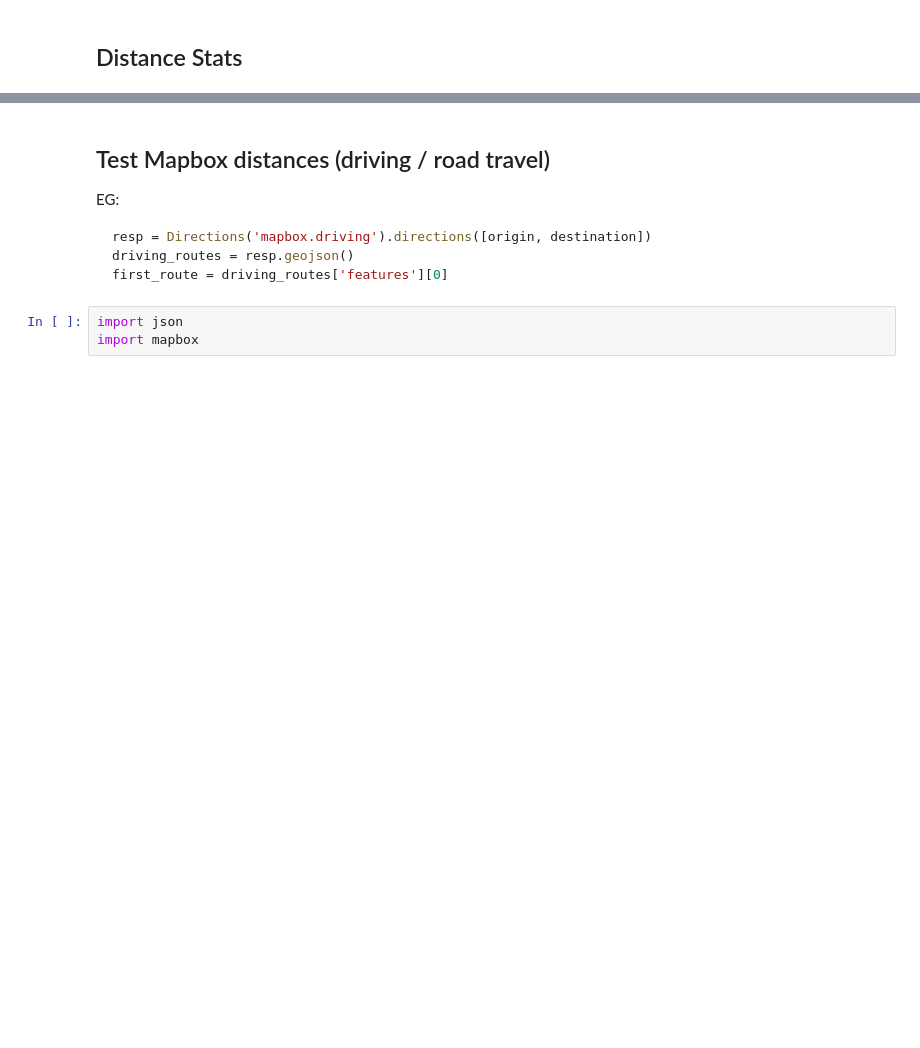
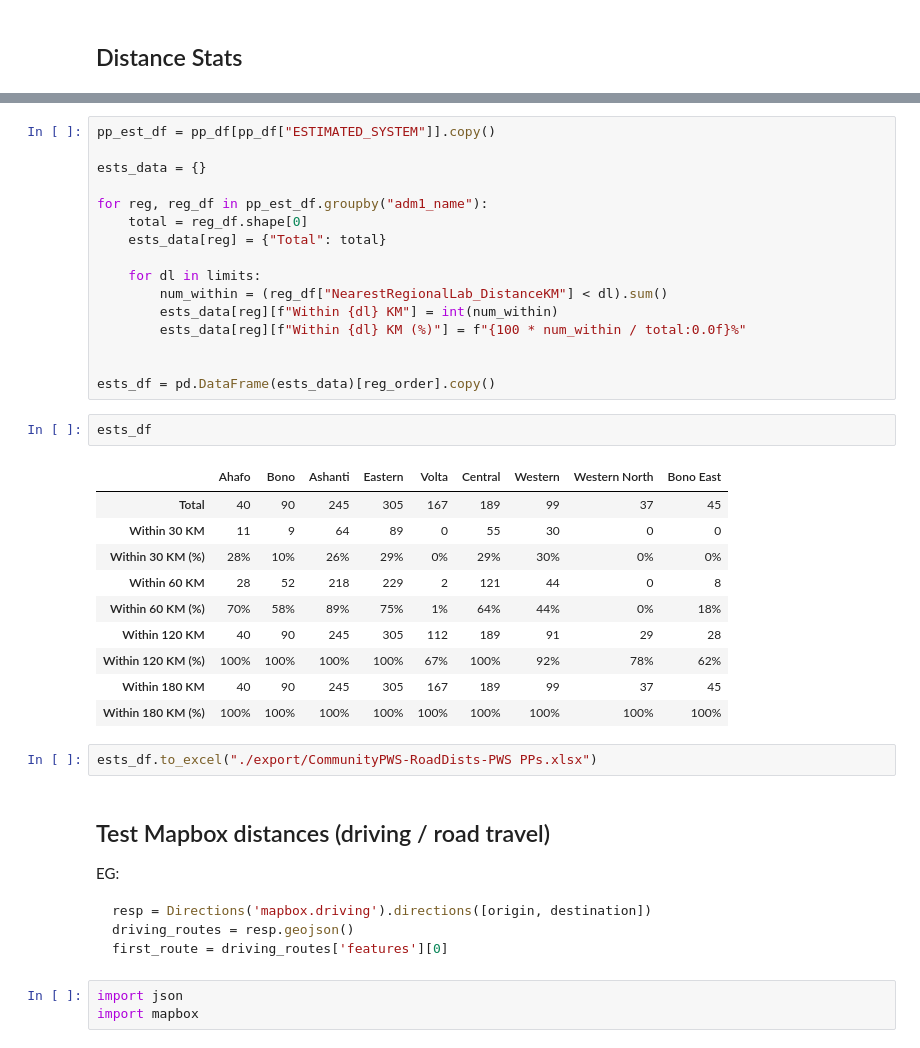
Before and after one commit to duncan-aquaya/py-sandbox, a Jupyter notebook: assurance-fund/Community-Lab-Distances.ipynb, the cells around one changed output, grey strips where cells are left out. Saved outputs shown, nothing was run; the diff lists cells and outputs as text; blank space fills up the shorter version.

```diff
--- a/assurance-fund/Community-Lab-Distances.ipynb
+++ b/assurance-fund/Community-Lab-Distances.ipynb
@@ -207,3 +167,34 @@ pp_df.shape
+# %%
+pp_est_df = pp_df[pp_df["ESTIMATED_SYSTEM"]].copy()
+
+ests_data = {}
+
+for reg, reg_df in pp_est_df.groupby("adm1_name"):
+    total = reg_df.shape[0]
+    ests_data[reg] = {"Total": total}
+
+    for dl in limits:
+        num_within = (reg_df["NearestRegionalLab_DistanceKM"] < dl).sum()
+        ests_data[reg][f"Within {dl} KM"] = int(num_within)
+        ests_data[reg][f"Within {dl} KM (%)"] = f"{100 * num_within / total:0.0f}%"
+
+
+ests_df = pd.DataFrame(ests_data)[reg_order].copy()
+# %%
+ests_df
+# %% [output]
+|  | Ahafo | Bono | Ashanti | Eastern | Volta | Central | Western | Western North | Bono East |
+| Total | 40 | 90 | 245 | 305 | 167 | 189 | 99 | 37 | 45 |
+| Within 30 KM | 11 | 9 | 64 | 89 | 0 | 55 | 30 | 0 | 0 |
+| Within 30 KM (%) | 28% | 10% | 26% | 29% | 0% | 29% | 30% | 0% | 0% |
+| Within 60 KM | 28 | 52 | 218 | 229 | 2 | 121 | 44 | 0 | 8 |
+| Within 60 KM (%) | 70% | 58% | 89% | 75% | 1% | 64% | 44% | 0% | 18% |
+| Within 120 KM | 40 | 90 | 245 | 305 | 112 | 189 | 91 | 29 | 28 |
+| Within 120 KM (%) | 100% | 100% | 100% | 100% | 67% | 100% | 92% | 78% | 62% |
+| Within 180 KM | 40 | 90 | 245 | 305 | 167 | 189 | 99 | 37 | 45 |
+| Within 180 KM (%) | 100% | 100% | 100% | 100% | 100% | 100% | 100% | 100% | 100% |
+# %%
+ests_df.to_excel("./export/CommunityPWS-RoadDists-PWS PPs.xlsx")
 # %% [markdown]
 ## Test Mapbox distances (driving / road travel)
 
```
Also changed, not shown: parts of 27 cells of this notebook, 2 other files.
